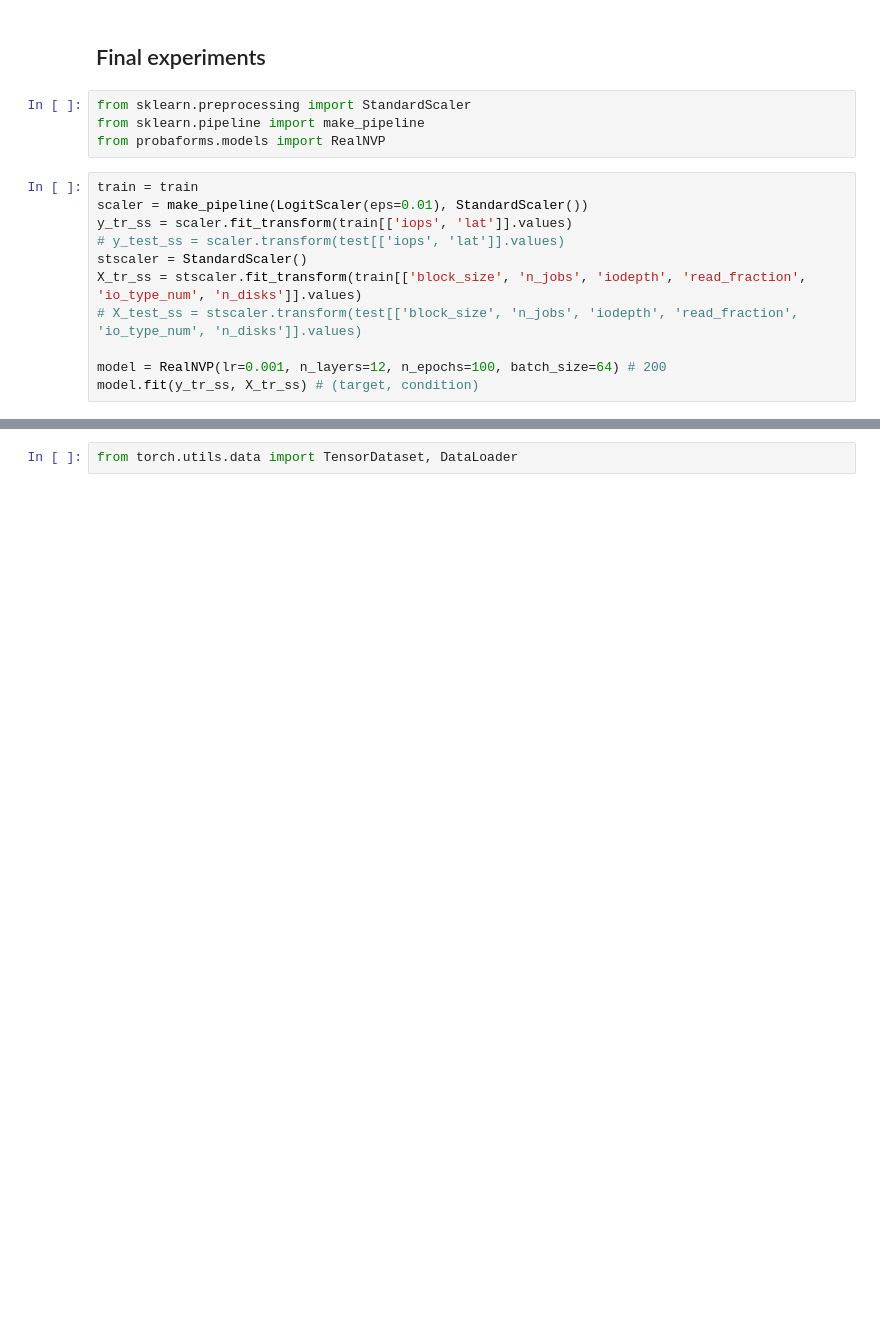
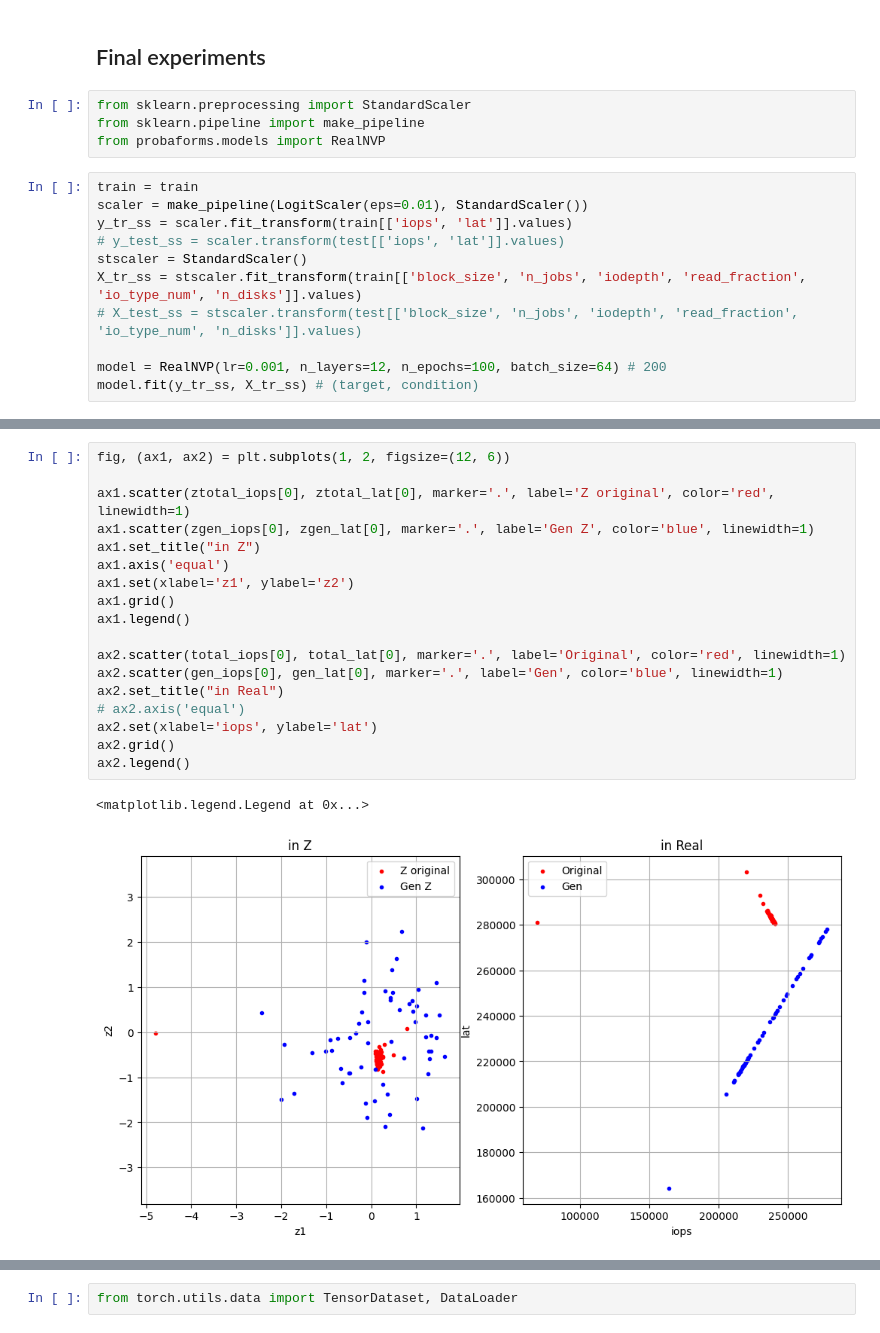
Before and after one commit to juliajones17/reliable_modeling, a Jupyter notebook: notebooks/proj.ipynb, the cells around one changed output, grey strips where cells are left out. Cells and saved outputs as stored; diff of their text form; blank space fills up the shorter version.

```diff
--- a/notebooks/proj.ipynb
+++ b/notebooks/proj.ipynb
@@ -177,0 +264,21 @@ model.fit(y_tr_ss, X_tr_ss) # (target, condition)
+# %%
+fig, (ax1, ax2) = plt.subplots(1, 2, figsize=(12, 6))
+
+ax1.scatter(ztotal_iops[0], ztotal_lat[0], marker='.', label='Z original', color='red', linewidth=1)
+ax1.scatter(zgen_iops[0], zgen_lat[0], marker='.', label='Gen Z', color='blue', linewidth=1)
+ax1.set_title("in Z")
+ax1.axis('equal')
+ax1.set(xlabel='z1', ylabel='z2')
+ax1.grid()
+ax1.legend()
+
+ax2.scatter(total_iops[0], total_lat[0], marker='.', label='Original', color='red', linewidth=1)
+ax2.scatter(gen_iops[0], gen_lat[0], marker='.', label='Gen', color='blue', linewidth=1)
+ax2.set_title("in Real")
+# ax2.axis('equal')
+ax2.set(xlabel='iops', ylabel='lat')
+ax2.grid()
+ax2.legend()
+# %% [output]
+<matplotlib.legend.Legend at 0x...>
+[figure, added]
```
Also changed, not shown: parts of 21 cells of this notebook.
